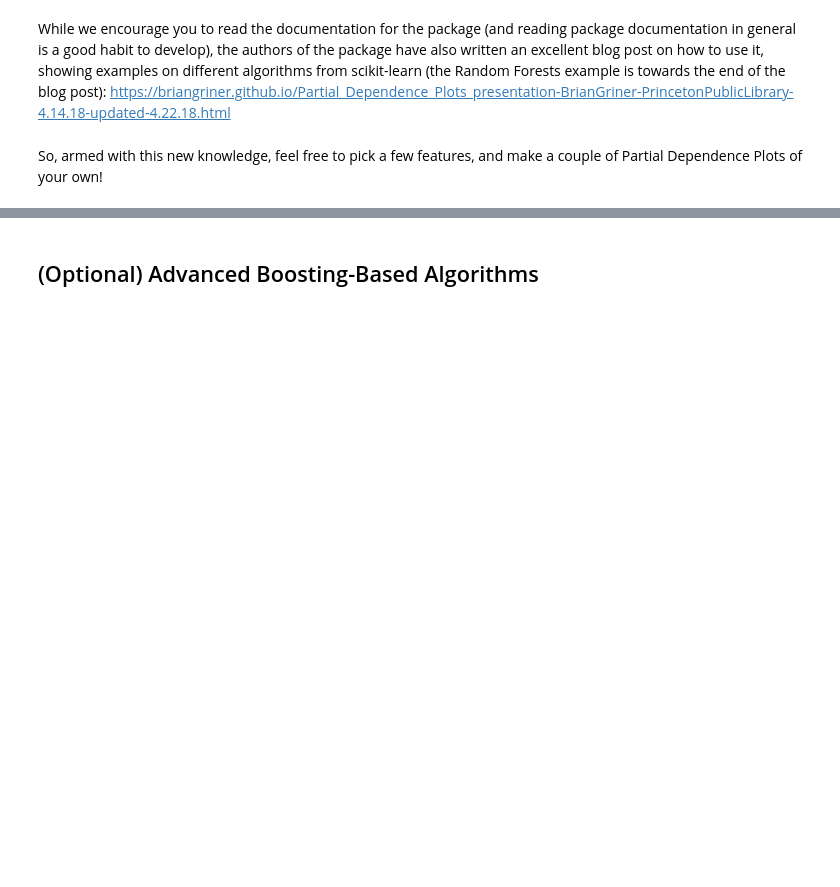
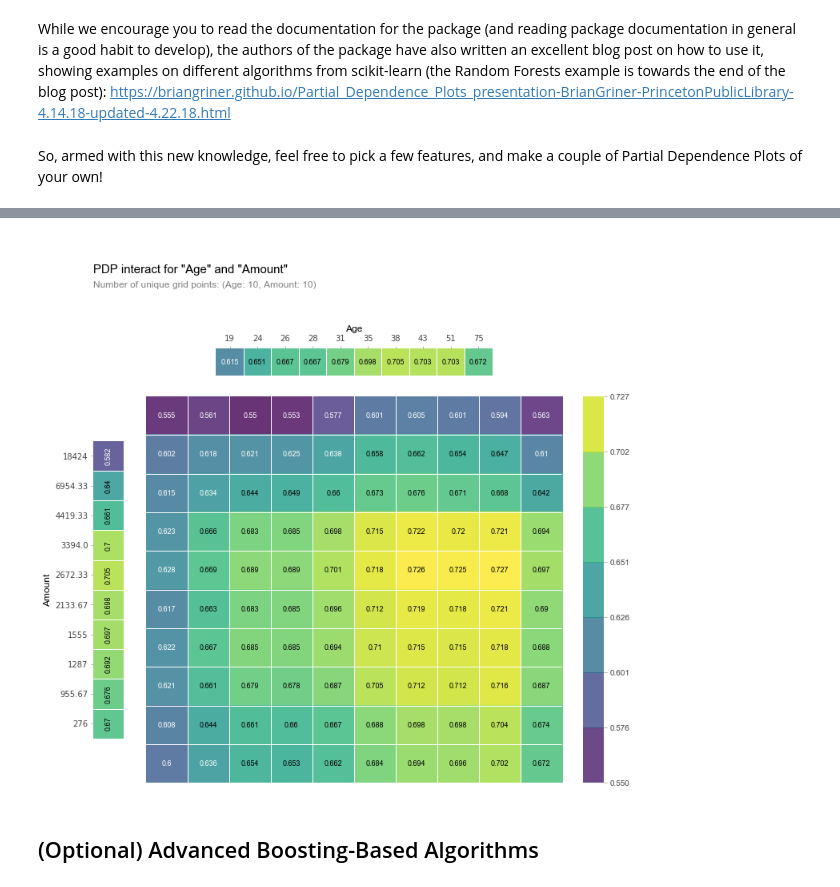
Before and after one commit to yegorkryukov/springboard, a Jupyter notebook: 13.5.1/Mini_Project_Tree-Based_Algorithms.ipynb, the cells around one changed output, grey strips where cells are left out. Saved outputs shown, nothing was run; the diff lists cells and outputs as text; code cells hidden in the pictures; blank space fills up the shorter version.

```diff
--- a/13.5.1/Mini_Project_Tree-Based_Algorithms.ipynb
+++ b/13.5.1/Mini_Project_Tree-Based_Algorithms.ipynb
@@ -207,3 +290,23 @@ So, armed with this new knowledge, feel free to pick a few features, and make a
+# %%
+import pdpbox
+from pdpbox import pdp
+pdp_pedi = pdp.pdp_interact(
+    rfc,
+    X_train,
+    model_features=list(X.columns),
+    features=['Age','Amount'],
+    n_jobs=8
+)
+# %%
+pdp.pdp_interact_plot(
+    pdp_pedi,
+    ['Age','Amount'],
+    plot_type='grid',
+    plot_pdp=True
+)
+plt.show()
+# %% [output]
+[figure, added]
 # %% [markdown]
 ## (Optional) Advanced Boosting-Based Algorithms
 # %% [markdown]
```
Also changed, not shown: parts of 11 cells of this notebook, 5 other files.
